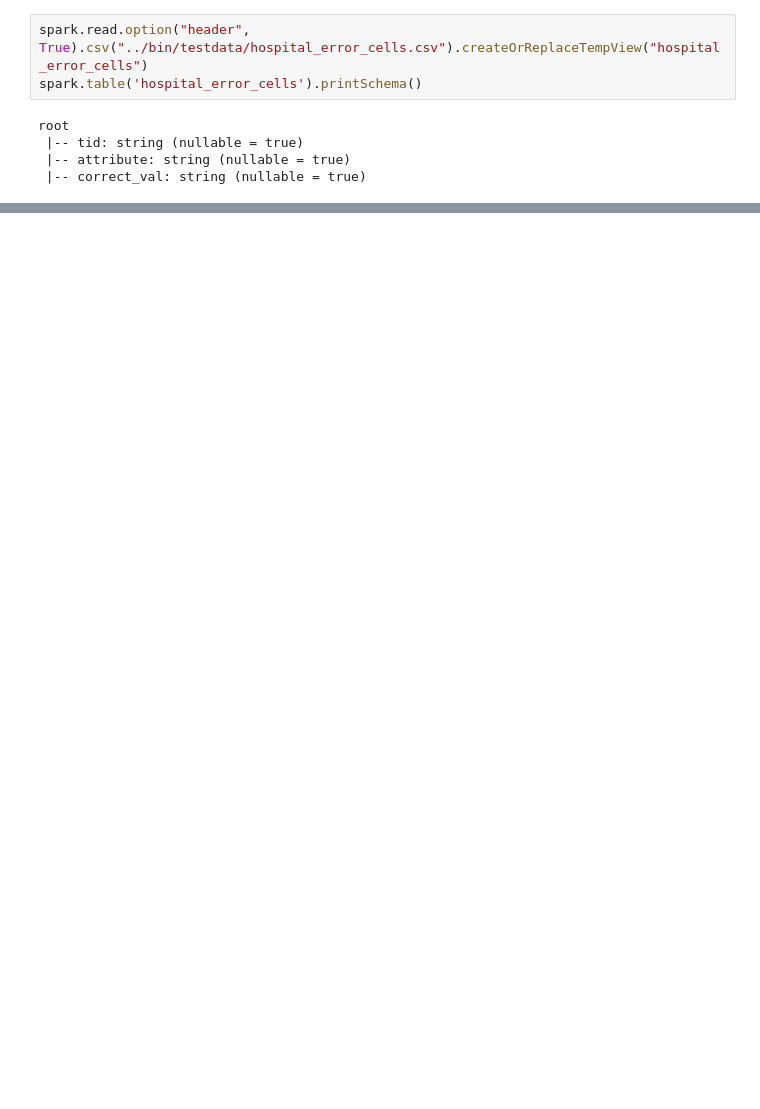
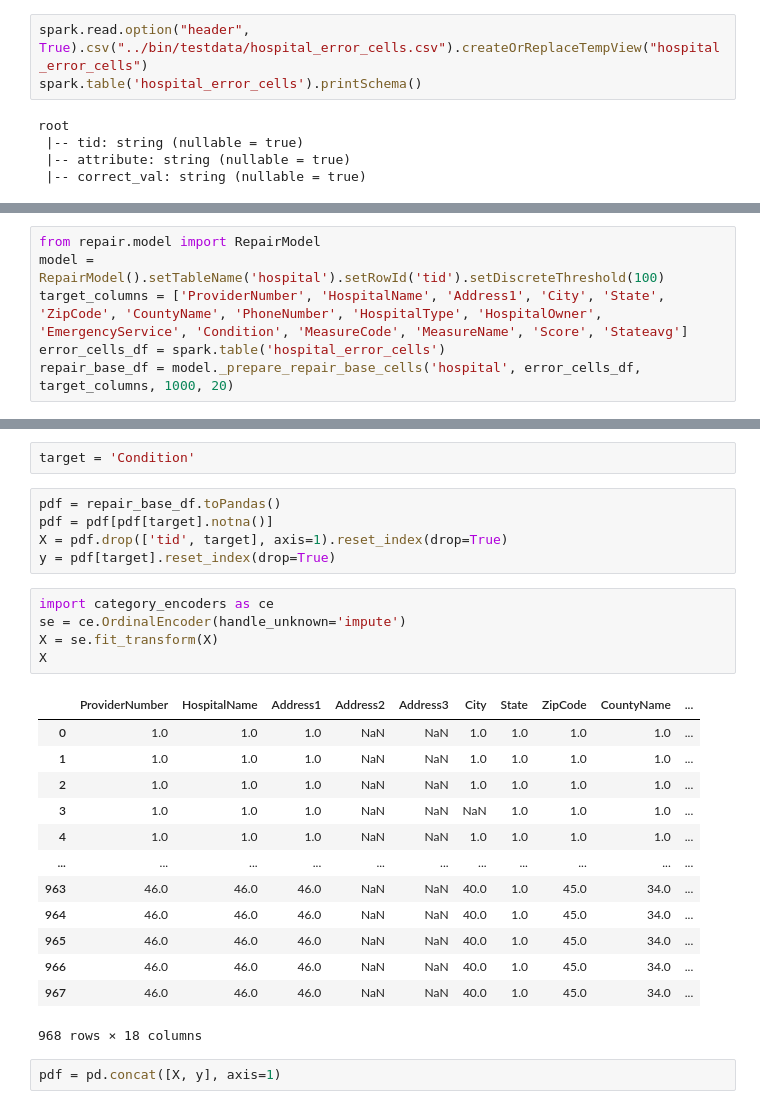
Before and after one commit to maropu/spark-data-repair-plugin, a Jupyter notebook: resources/hospital.ipynb, the cells around one changed output, grey strips where cells are left out. Saved outputs shown, nothing was run; the diff lists cells and outputs as text; blank space fills up the shorter version.

```diff
--- a/resources/hospital.ipynb
+++ b/resources/hospital.ipynb
@@ -129,3 +69,9 @@ repair_base_df = model._repair_attrs(weak_labeled_cells_df_opt, repair_base_df)
+# %%
+from repair.model import RepairModel
+model = RepairModel().setTableName('hospital').setRowId('tid').setDiscreteThreshold(100)
+target_columns = ['ProviderNumber', 'HospitalName', 'Address1', 'City', 'State', 'ZipCode', 'CountyName', 'PhoneNumber', 'HospitalType', 'HospitalOwner', 'EmergencyService', 'Condition', 'MeasureCode', 'MeasureName', 'Score', 'Stateavg']
+error_cells_df = spark.table('hospital_error_cells')
+repair_base_df = model._prepare_repair_base_cells('hospital', error_cells_df, target_columns, 1000, 20)
 # %%
 import altair as alt
 
@@ -139,0 +88,28 @@ alt.hconcat(*charts)
+# %%
+target = 'Condition'
+# %%
+pdf = repair_base_df.toPandas()
+pdf = pdf[pdf[target].notna()]
+X = pdf.drop(['tid', target], axis=1).reset_index(drop=True)
+y = pdf[target].reset_index(drop=True)
+# %%
+import category_encoders as ce
+se = ce.OrdinalEncoder(handle_unknown='impute')
+X = se.fit_transform(X)
+X
+# %% [output]
+|  | ProviderNumber | HospitalName | Address1 | Address2 | Address3 | City | State | ZipCode | CountyName | ... |
+| 0 | 1.0 | 1.0 | 1.0 | NaN | NaN | 1.0 | 1.0 | 1.0 | 1.0 | ... |
+| 1 | 1.0 | 1.0 | 1.0 | NaN | NaN | 1.0 | 1.0 | 1.0 | 1.0 | ... |
+| 2 | 1.0 | 1.0 | 1.0 | NaN | NaN | 1.0 | 1.0 | 1.0 | 1.0 | ... |
+| 3 | 1.0 | 1.0 | 1.0 | NaN | NaN | NaN | 1.0 | 1.0 | 1.0 | ... |
+| 4 | 1.0 | 1.0 | 1.0 | NaN | NaN | 1.0 | 1.0 | 1.0 | 1.0 | ... |
+| ... | ... | ... | ... | ... | ... | ... | ... | ... | ... | ... |
+| 963 | 46.0 | 46.0 | 46.0 | NaN | NaN | 40.0 | 1.0 | 45.0 | 34.0 | ... |
+| 964 | 46.0 | 46.0 | 46.0 | NaN | NaN | 40.0 | 1.0 | 45.0 | 34.0 | ... |
+| 965 | 46.0 | 46.0 | 46.0 | NaN | NaN | 40.0 | 1.0 | 45.0 | 34.0 | ... |
+| 966 | 46.0 | 46.0 | 46.0 | NaN | NaN | 40.0 | 1.0 | 45.0 | 34.0 | ... |
+| 967 | 46.0 | 46.0 | 46.0 | NaN | NaN | 40.0 | 1.0 | 45.0 | 34.0 | ... |
+968 rows × 18 columns
+# %%
+pdf = pd.concat([X, y], axis=1)
```
Also changed, not shown: parts of 10 cells of this notebook, 4 other files.
